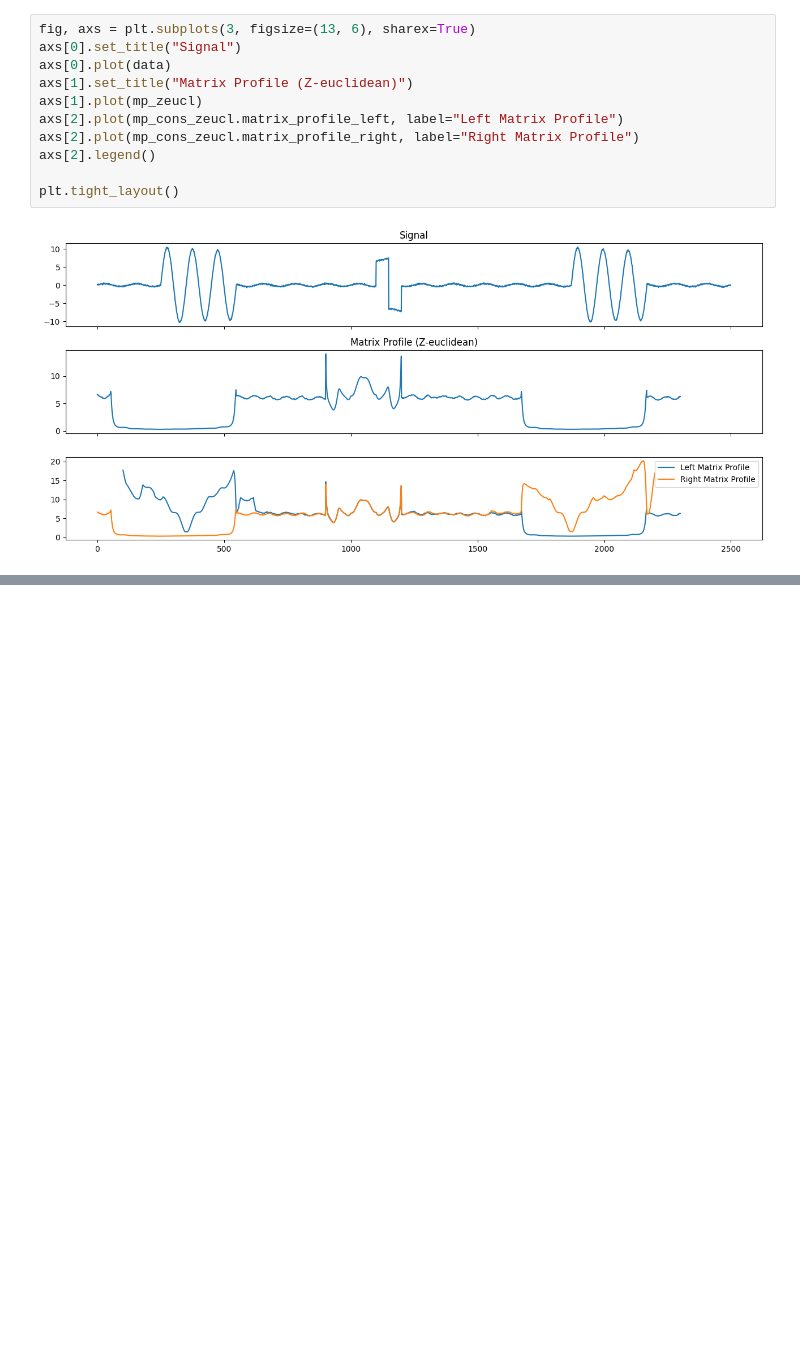
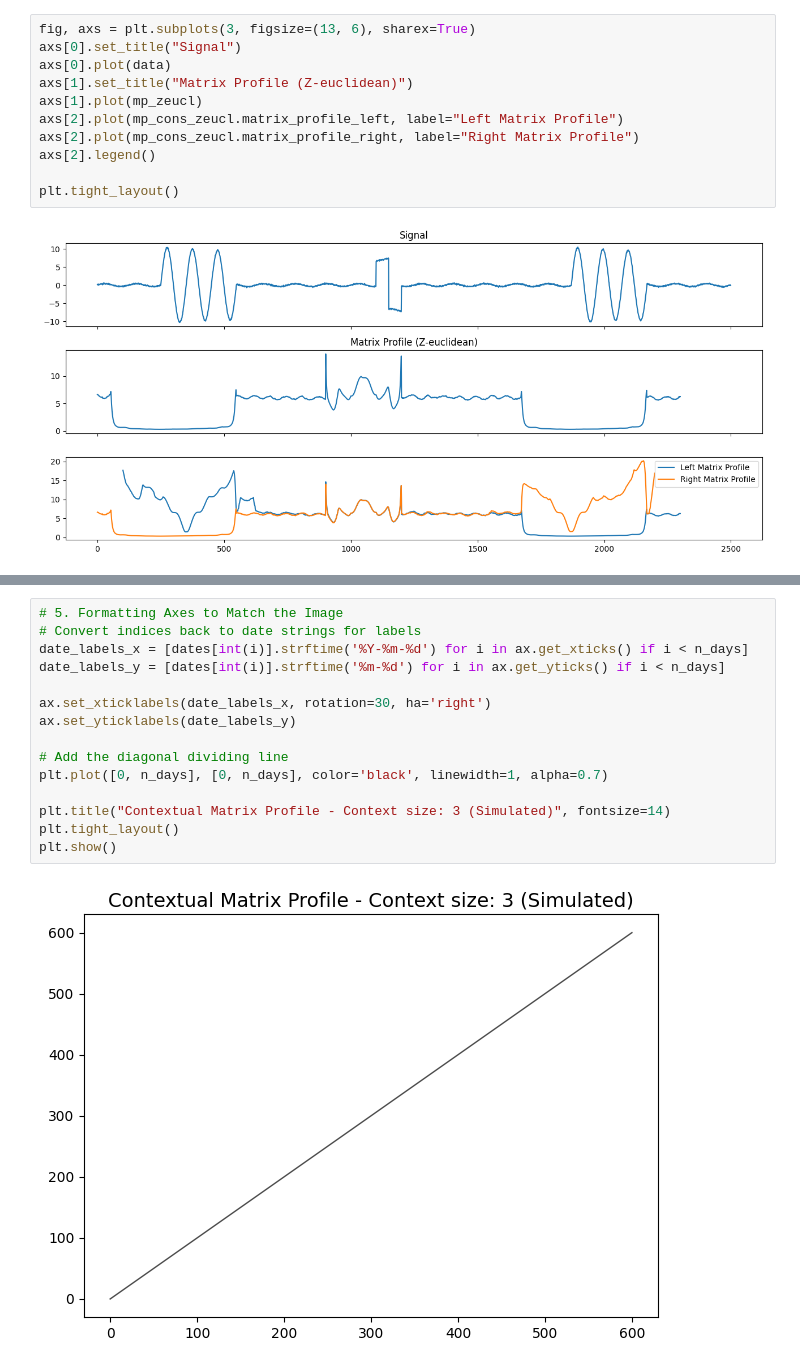
Before and after one commit to ShehabEldeenAyman/Gent-Terneuzen-canal, a Jupyter notebook: time_series_analysis/test.ipynb, the cells around one changed output, grey strips where cells are left out. Cells and saved outputs as stored; diff of their text form; blank space fills up the shorter version.

```diff
--- a/time_series_analysis/test.ipynb
+++ b/time_series_analysis/test.ipynb
@@ -47,0 +88,17 @@ plt.tight_layout()
+# %%
+# 5. Formatting Axes to Match the Image
+# Convert indices back to date strings for labels
+date_labels_x = [dates[int(i)].strftime('%Y-%m-%d') for i in ax.get_xticks() if i < n_days]
+date_labels_y = [dates[int(i)].strftime('%m-%d') for i in ax.get_yticks() if i < n_days]
+
+ax.set_xticklabels(date_labels_x, rotation=30, ha='right')
+ax.set_yticklabels(date_labels_y)
+
+# Add the diagonal dividing line
+plt.plot([0, n_days], [0, n_days], color='black', linewidth=1, alpha=0.7)
+
+plt.title("Contextual Matrix Profile - Context size: 3 (Simulated)", fontsize=14)
+plt.tight_layout()
+plt.show()
+# %% [output]
+[figure, added]
```
Also changed, not shown: parts of 8 cells of this notebook, 1 other file.
